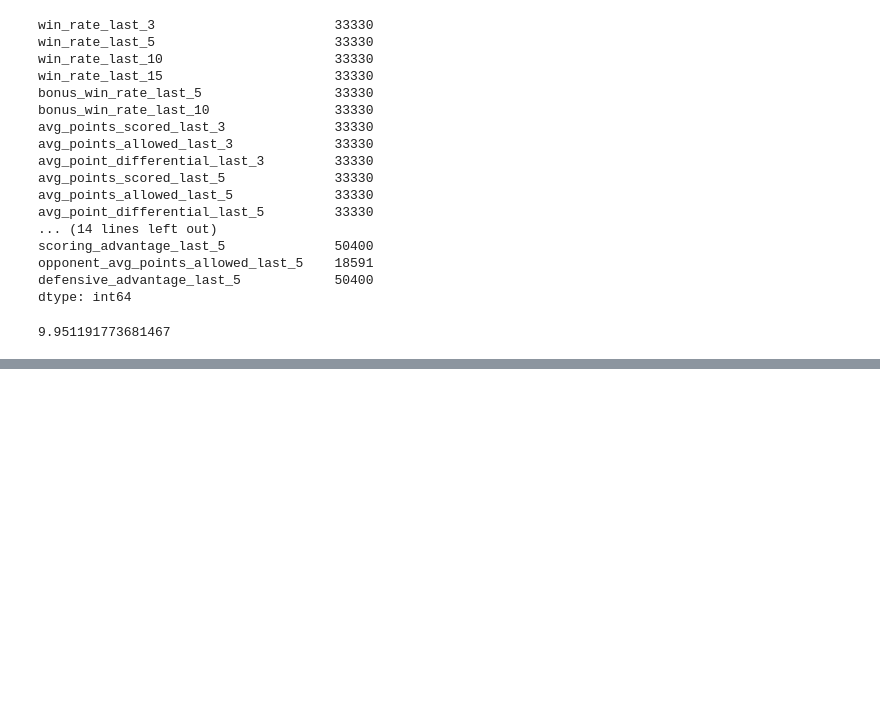
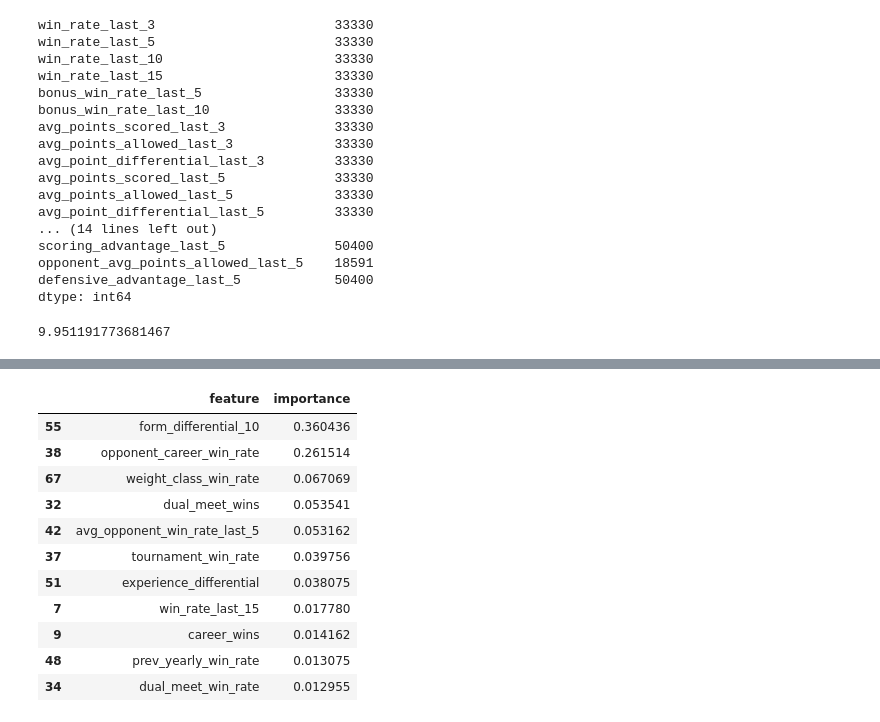
Before and after one commit to Silver0524/NCAA-Wrestling-Predictor, a Jupyter notebook: notebooks/decision_tree.ipynb, the cells around one changed output, grey strips where cells are left out. Saved outputs shown, nothing was run; the diff lists cells and outputs as text; code cells hidden in the pictures; blank space fills up the shorter version.

```diff
--- a/notebooks/decision_tree.ipynb
+++ b/notebooks/decision_tree.ipynb
@@ -829,0 +830,15 @@ combined.loc[combined['is_win'] != combined['predicted_win'], :].sort_values('pr
+# %%
+feature_importance[feature_importance['importance'] > 0.01]
+# %% [output]
+|  | feature | importance |
+| 55 | form_differential_10 | 0.360436 |
+| 38 | opponent_career_win_rate | 0.261514 |
+| 67 | weight_class_win_rate | 0.067069 |
+| 32 | dual_meet_wins | 0.053541 |
+| 42 | avg_opponent_win_rate_last_5 | 0.053162 |
+| 37 | tournament_win_rate | 0.039756 |
+| 51 | experience_differential | 0.038075 |
+| 7 | win_rate_last_15 | 0.017780 |
+| 9 | career_wins | 0.014162 |
+| 48 | prev_yearly_win_rate | 0.013075 |
+| 34 | dual_meet_win_rate | 0.012955 |
```
Also changed, not shown: parts of 3 cells of this notebook, 2 other files.
